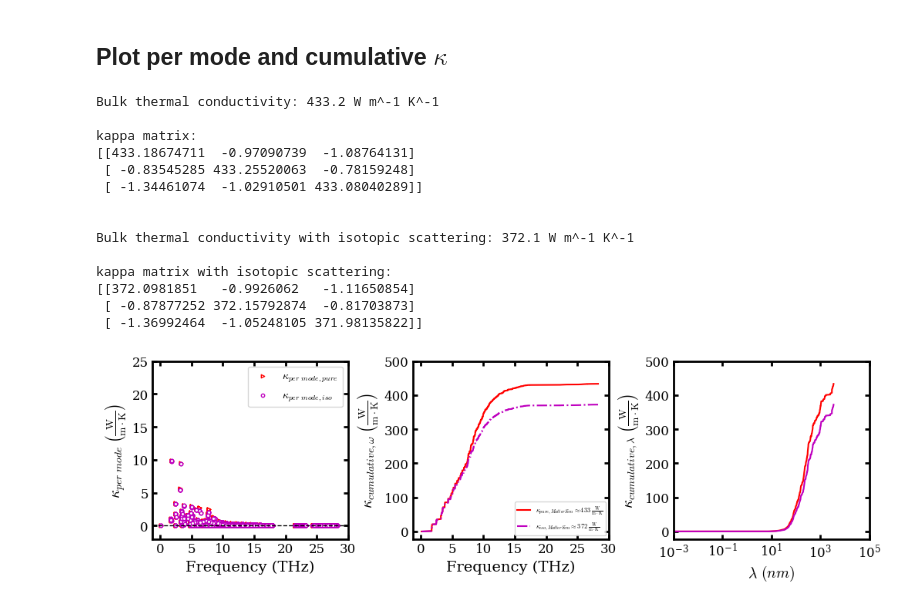
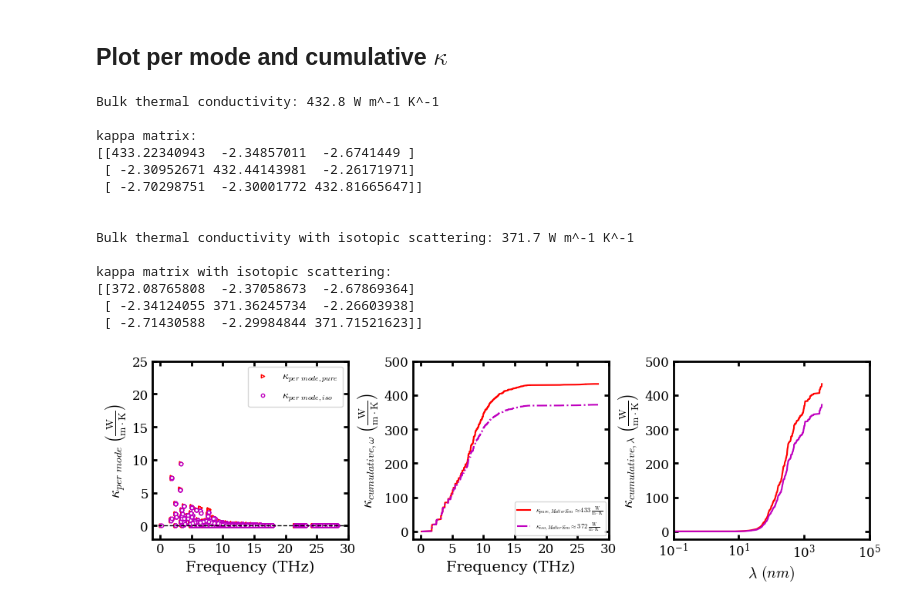
Before and after one commit to nanotheorygroup/kaldo-examples, a Jupyter notebook: machine_learning_potentials/silicon_carbide_MatterSim-v1-1M_mattersimcalculator/kALDo_with_mattersim_gallery.ipynb, the cells around one changed output. Cells and saved outputs as stored; diff of their text form; code cells hidden in the pictures.

```diff
--- a/machine_learning_potentials/silicon_carbide_MatterSim-v1-1M_mattersimcalculator/kALDo_with_mattersim_gallery.ipynb
+++ b/machine_learning_potentials/silicon_carbide_MatterSim-v1-1M_mattersimcalculator/kALDo_with_mattersim_gallery.ipynb
@@ -247,7 +247,7 @@ mean_free_path = []
 for i in range(3):
     mean_free_path.append(np.loadtxt(
     data_folder +
-    'ALD_SiC_MatterSim/15_15_15/300/quantum/inverse/mean_free_path_' +
+    'ALD_SiC_MatterSim/15_15_15/inverse/300/quantum/mean_free_path_' +
     str(i) + '.dat'))
 
 # Convert list to numpy array and compute norm for mean free path
@@ -298,10 +298,10 @@ kappa_tensor_iso = np.zeros([mean_free_path.shape[0], 3, 3])
 for i in range(3):
     for j in range(3):
         kappa_tensor[:, i, j] = np.loadtxt(data_folder +
-    'ALD_SiC_MatterSim/15_15_15/300/quantum/inverse/conductivity_' +
+    'ALD_SiC_MatterSim/15_15_15/inverse/300/quantum/conductivity_' +
     str(i) + '_' + str(j) + '.dat')
         kappa_tensor_iso[:, i, j] = np.loadtxt(data_folder +
-    'ALD_SiC_MatterSim/15_15_15/300/quantum/isotopes/inverse/conductivity_' +
+    'ALD_SiC_MatterSim/15_15_15/inverse/300/quantum/isotopes/conductivity_' +
     str(i) + '_' + str(j) + '.dat')
 
 # Sum over the 0th dimension to recover 3-by-3 kappa matrix
@@ -349,40 +349,40 @@ ylim([-2, 25])
 
 subplot(1,3, 2)
 set_fig_properties([gca()])
 plot(freq_sorted, kappa_cum_wrt_freq, 'r',
      label=r'$\kappa_{pure, MatterSim} \approx 433\;\frac{\rm{W}}{\rm{m}\cdot\rm{K}}$')
 plot(freq_sorted, kappa_cum_wrt_freq_iso, c='m',
      ls='-.', label=r"$\kappa_{iso,MatterSim} \approx 372\;\frac{\rm{W}}{\rm{m}\cdot\rm{K}}$")
 gca().set_yticks(np.arange(0, 600, 100))
 gca().set_xticks(np.arange(0, 35, 5))
 ylabel(r'$\kappa_{cumulative, \omega}\;\left(\frac{\rm{W}}{\rm{m}\cdot\rm{K}}\right)$',fontsize=14)
 xlabel('Frequency (THz)', fontsize=14)
 legend(loc=4, fontsize=6)
 
 subplot(1,3, 3)
 set_fig_properties([gca()])
 plot(lambda_sorted, kappa_cum_wrt_lambda, 'r')
 plot(lambda_sorted, kappa_cum_wrt_lambda_iso, c='m')
 gca().set_yticks(np.arange(0, 600, 100))
 xlabel(r'$\lambda \ (nm)$', fontsize=14)
 ylabel(r'$\kappa_{cumulative, \lambda}\;\left(\frac{\rm{W}}{\rm{m}\cdot\rm{K}}\right)$',fontsize=14)
 xscale('log')
-xlim([1e-3, 1e5])
+xlim([1e-1, 1e5])
 subplots_adjust(wspace=0.33)
 show()
 # %% [output]
-Bulk thermal conductivity: 433.2 W m^-1 K^-1
+Bulk thermal conductivity: 432.8 W m^-1 K^-1
 
 kappa matrix:
-[[433.18674711  -0.97090739  -1.08764131]
- [ -0.83545285 433.25520063  -0.78159248]
- [ -1.34461074  -1.02910501 433.08040289]]
+[[433.22340943  -2.34857011  -2.6741449 ]
+ [ -2.30952671 432.44143981  -2.26171971]
+ [ -2.70298751  -2.30001772 432.81665647]]
 
 
-Bulk thermal conductivity with isotopic scattering: 372.1 W m^-1 K^-1
+Bulk thermal conductivity with isotopic scattering: 371.7 W m^-1 K^-1
 
 kappa matrix with isotopic scattering:
-[[372.0981851   -0.9926062   -1.11650854]
- [ -0.87877252 372.15792874  -0.81703873]
- [ -1.36992464  -1.05248105 371.98135822]]
+[[372.08765808  -2.37058673  -2.67869364]
+ [ -2.34124055 371.36245734  -2.26603938]
+ [ -2.71430588  -2.29984844 371.71521623]]
-[figure, old version]
+[figure, new version]
```
Also changed, not shown: parts of 2 cells of this notebook.
